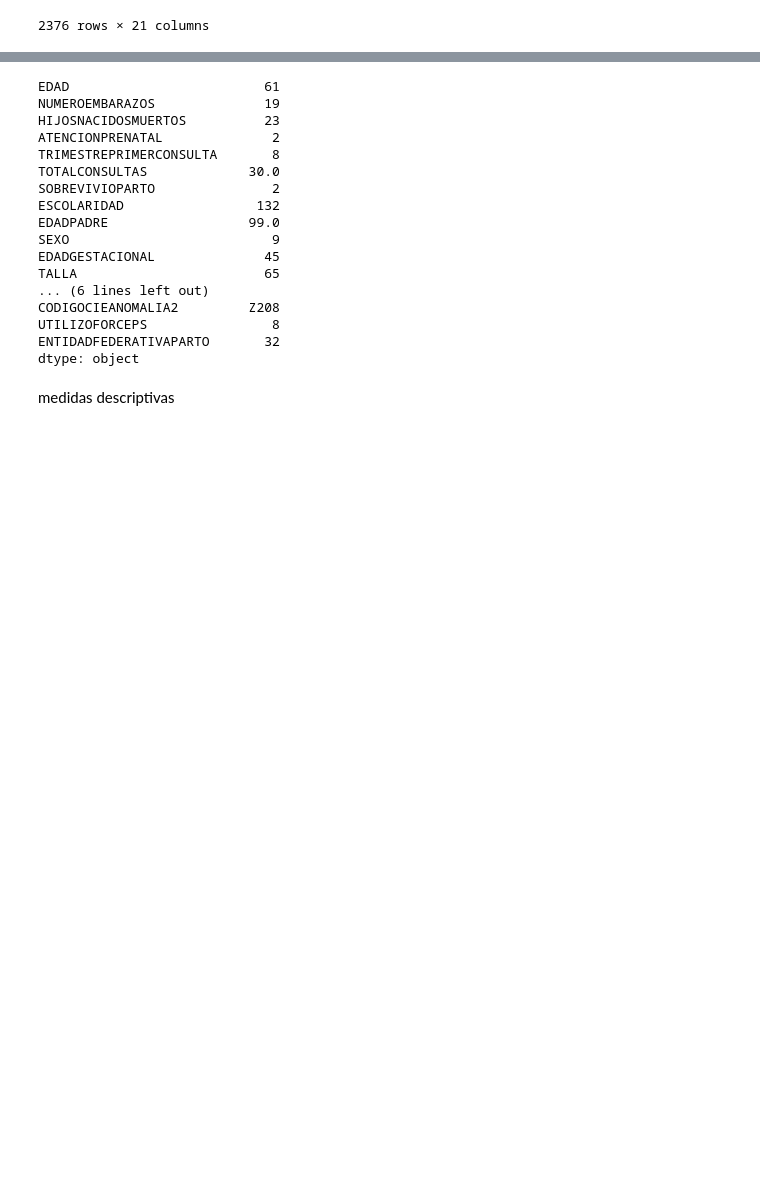
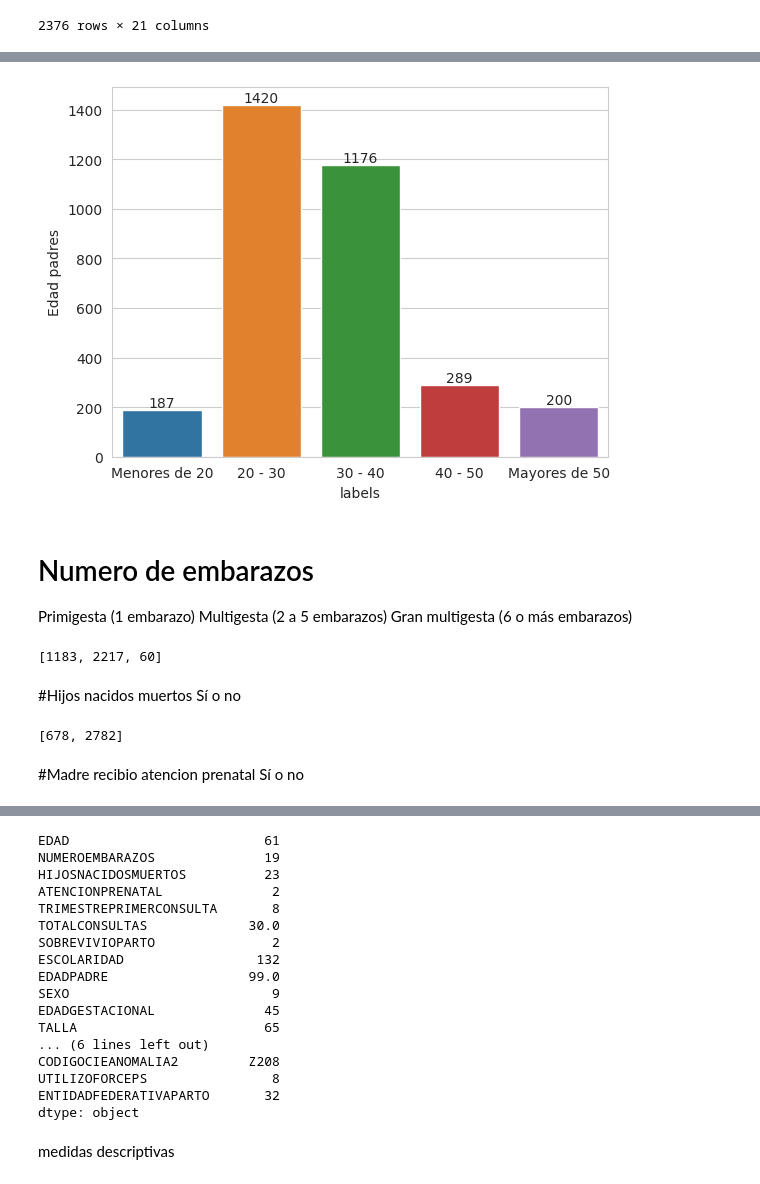
Before and after one commit to tlacloc/analisis-defunciones-nacimientos-2022, a Jupyter notebook: Analisis_Nacimientos.ipynb, the cells around one changed output, grey strips where cells are left out. Drawn from its saved outputs; the diff is of its cells as text; code cells hidden in the pictures; blank space fills up the shorter version.

```diff
--- a/Analisis_Nacimientos.ipynb
+++ b/Analisis_Nacimientos.ipynb
@@ -335,0 +476,46 @@ primer_anomalia_mc_df
+# %%
+ax = sns.barplot(edadesDF, y='Edad padres', x='labels', estimator="sum", errorbar=None)
+ax.bar_label(ax.containers[0], fontsize=10);
+# %% [output]
+[figure, added]
+# %% [markdown]
+# Numero de embarazos
+Primigesta (1 embarazo)
+Multigesta (2 a 5 embarazos)
+Gran multigesta (6 o más embarazos)
+# %%
+etiqueta = 'NUMEROEMBARAZOS'
+numero_embarazos = [
+    len(mc_df[
+        mc_df[etiqueta] == 1
+    ]),
+    len(mc_df[
+        (mc_df[etiqueta] >= 2) & (mc_df[etiqueta] < 6)
+    ]),
+
+    len(mc_df[
+        mc_df[etiqueta] >= 6
+    ])
+]
+numero_embarazos
+# %% [output]
+[1183, 2217, 60]
+# %% [markdown]
+#Hijos nacidos muertos
+Sí o no
+# %%
+etiqueta = 'HIJOSNACIDOSMUERTOS'
+hijos_nacidos_muertos = [
+    len(mc_df[
+        mc_df[etiqueta] >= 1 # un hijo o mas
+    ]),
+    len(mc_df[
+        mc_df[etiqueta] == 0 # ningun hijo
+    ])
+]
+hijos_nacidos_muertos
+# %% [output]
+[678, 2782]
+# %% [markdown]
+#Madre recibio atencion prenatal
+Sí o no
```
Also changed, not shown: parts of 23 cells of this notebook.
